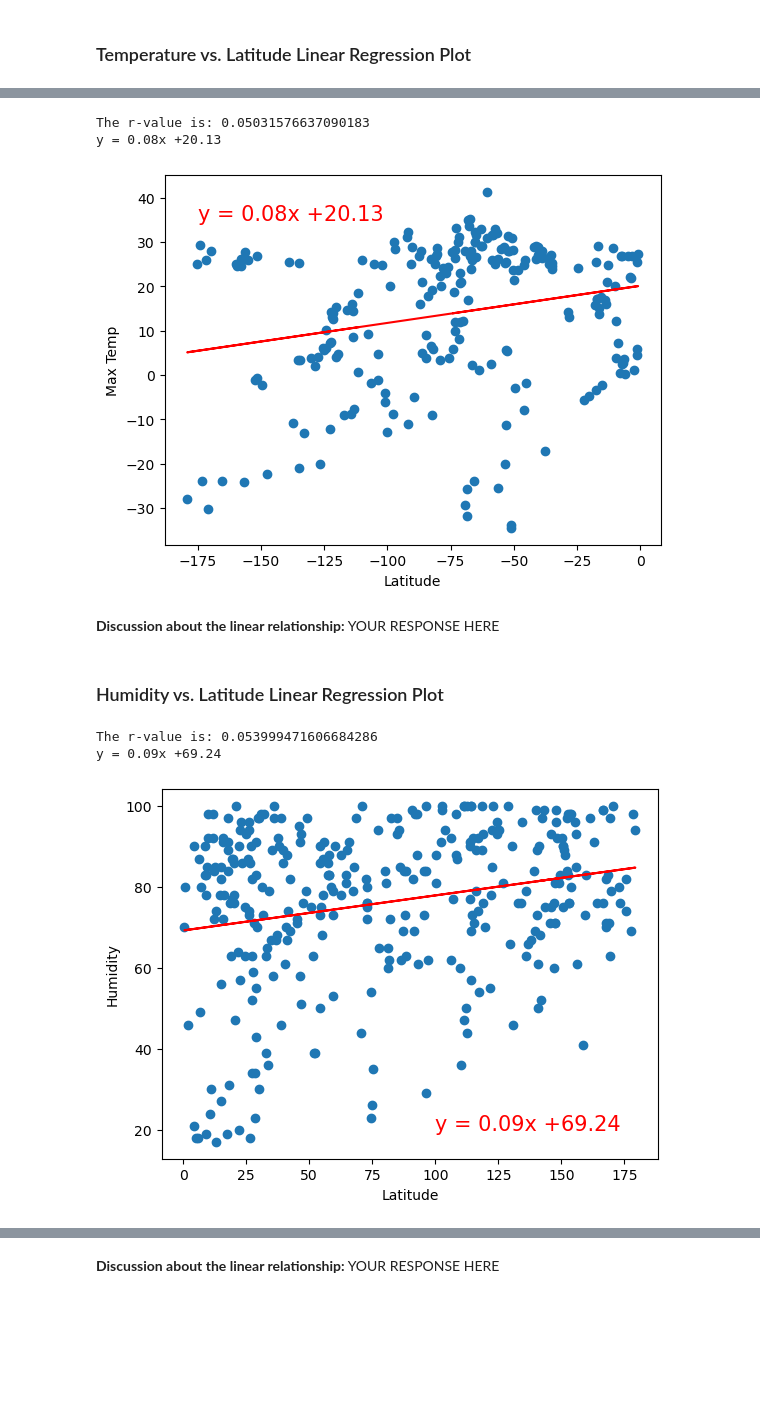
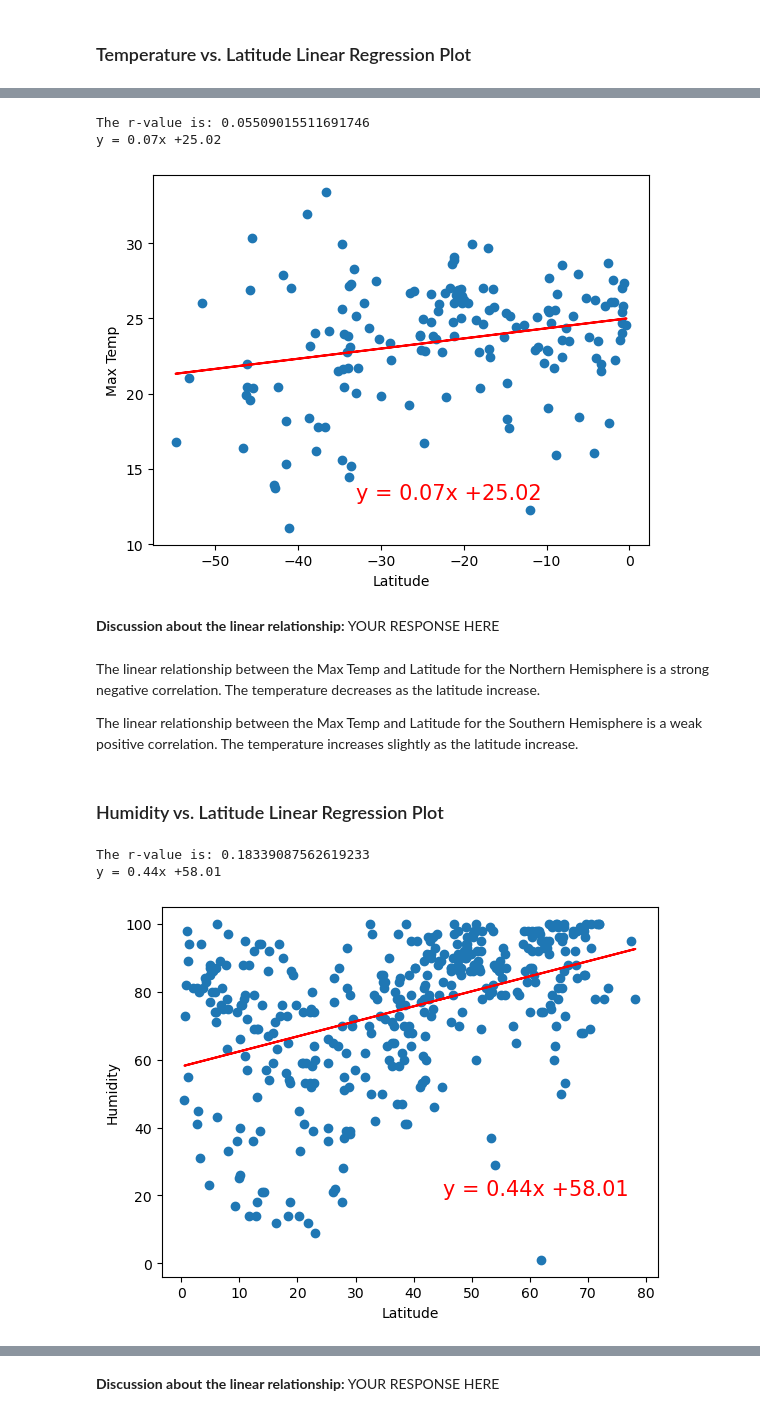
Before and after one commit to dianeooty/weather-api-analysis, a Jupyter notebook: WeatherPy.ipynb, the cells around one changed output, grey strips where cells are left out. Cells and saved outputs as stored; diff of their text form; code cells hidden in the pictures; blank space fills up the shorter version.

```diff
--- a/WeatherPy.ipynb
+++ b/WeatherPy.ipynb
@@ -351,20 +351,24 @@ y = -0.08x +12.65
 # %%
 # Linear regression on Southern Hemisphere
-regression_plot(southern_hemi_df["Lat"],southern_hemi_df["Max Temp"], "Max Temp", (-175, 35))
+regression_plot(southern_hemi_df["Lat"],southern_hemi_df["Max Temp"],"Max Temp", (-33, 13))
 # %% [output]
-The r-value is: 0.05031576637090183
-y = 0.08x +20.13
+The r-value is: 0.05509015511691746
+y = 0.07x +25.02
-[figure, old version]
+[figure, new version]
 # %% [markdown]
 **Discussion about the linear relationship:** YOUR RESPONSE HERE
+# %% [markdown]
+The linear relationship between the Max Temp and Latitude for the Northern Hemisphere is a strong negative correlation. The temperature decreases as the latitude increase.
+
+The linear relationship between the Max Temp and Latitude for the Southern Hemisphere is a weak positive correlation. The temperature increases slightly as the latitude increase.
 # %% [markdown]
 ### Humidity vs. Latitude Linear Regression Plot
 # %%
 # Northern Hemisphere
-regression_plot(northern_hemi_df["Lat"],northern_hemi_df["Humidity"], "Humidity", (100, 20))
+regression_plot(northern_hemi_df["Lat"],northern_hemi_df["Humidity"], "Humidity", (45, 20))
 # %% [output]
-The r-value is: 0.053999471606684286
-y = 0.09x +69.24
+The r-value is: 0.18339087562619233
+y = 0.44x +58.01
-[figure, old version]
+[figure, new version]
 # %%
 # Southern Hemisphere
```
Also changed, not shown: parts of 21 cells of this notebook.
